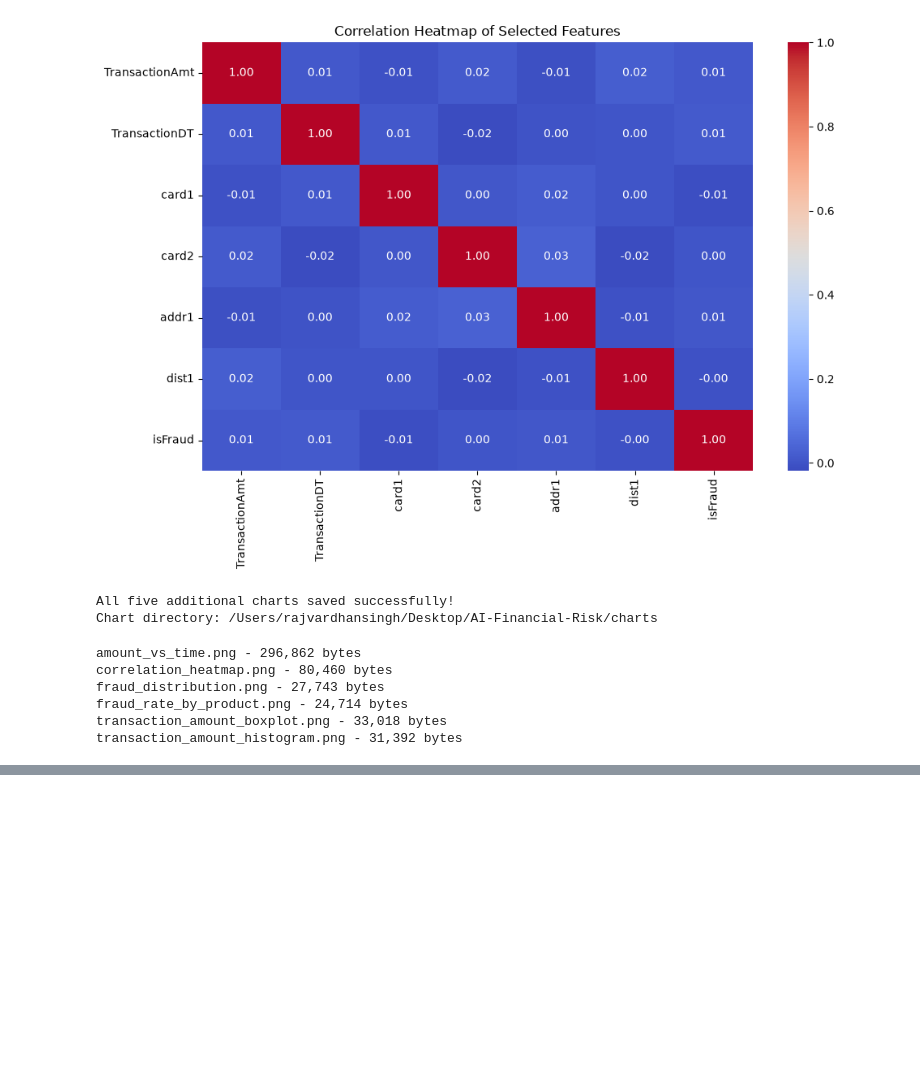
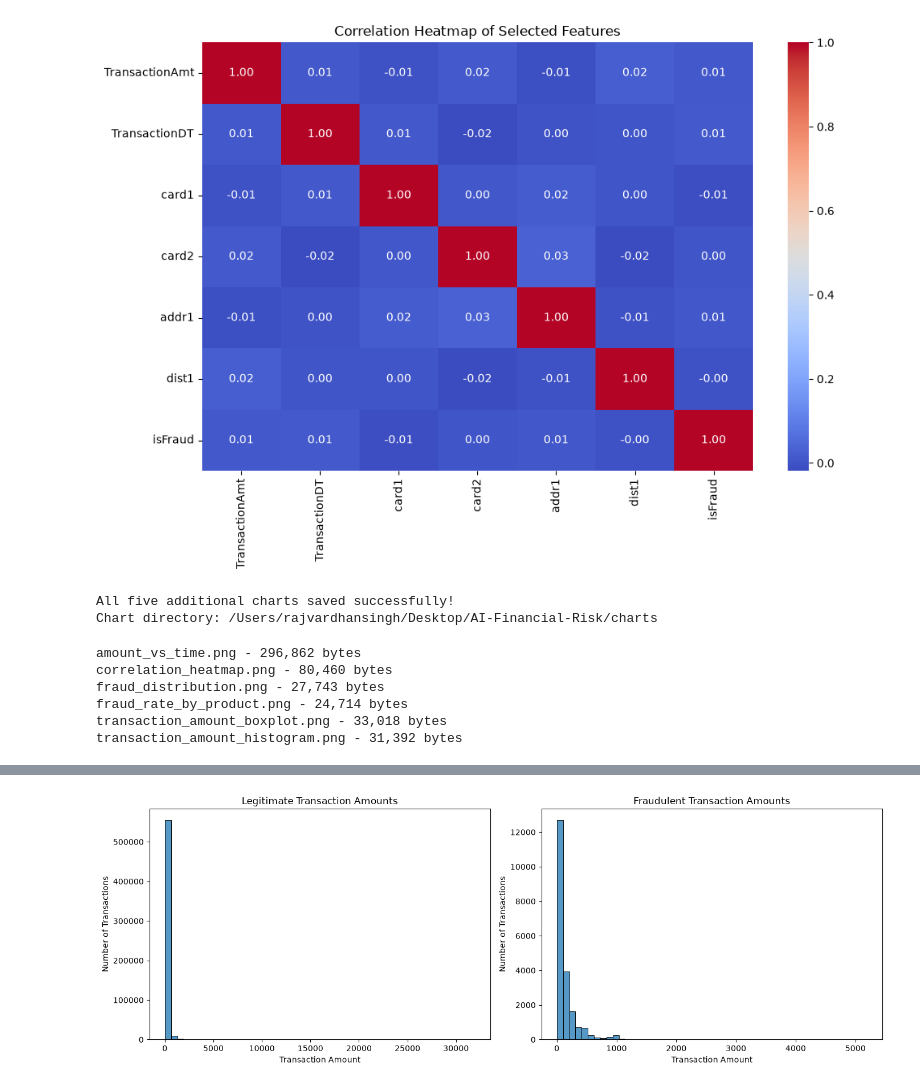
Before and after one commit to rajvardhan210/-AI-Financial-Risk, a Jupyter notebook: notebooks/01_data_exploration.ipynb, the cells around one changed output, grey strips where cells are left out. Drawn from its saved outputs; the diff is of its cells as text; code cells hidden in the pictures; blank space fills up the shorter version.

```diff
--- a/notebooks/01_data_exploration.ipynb
+++ b/notebooks/01_data_exploration.ipynb
@@ -528,0 +605,37 @@ transaction_amount_histogram.png - 31,392 bytes
+# %%
+# DAY 5 - STEP 3: Transaction Amount Distributions
+
+import matplotlib.pyplot as plt
+import seaborn as sns
+
+# Create two plots
+fig, axes = plt.subplots(1, 2, figsize=(14, 5))
+
+# Legitimate transaction amounts
+sns.histplot(
+    data=df[df["isFraud"] == 0],
+    x="TransactionAmt",
+    bins=50,
+    ax=axes[0]
+)
+
+axes[0].set_title("Legitimate Transaction Amounts")
+axes[0].set_xlabel("Transaction Amount")
+axes[0].set_ylabel("Number of Transactions")
+
+# Fraudulent transaction amounts
+sns.histplot(
+    data=df[df["isFraud"] == 1],
+    x="TransactionAmt",
+    bins=50,
+    ax=axes[1]
+)
+
+axes[1].set_title("Fraudulent Transaction Amounts")
+axes[1].set_xlabel("Transaction Amount")
+axes[1].set_ylabel("Number of Transactions")
+
+plt.tight_layout()
+plt.show()
+# %% [output]
+[figure, added]
```
Also changed, not shown: parts of 9 cells of this notebook.
